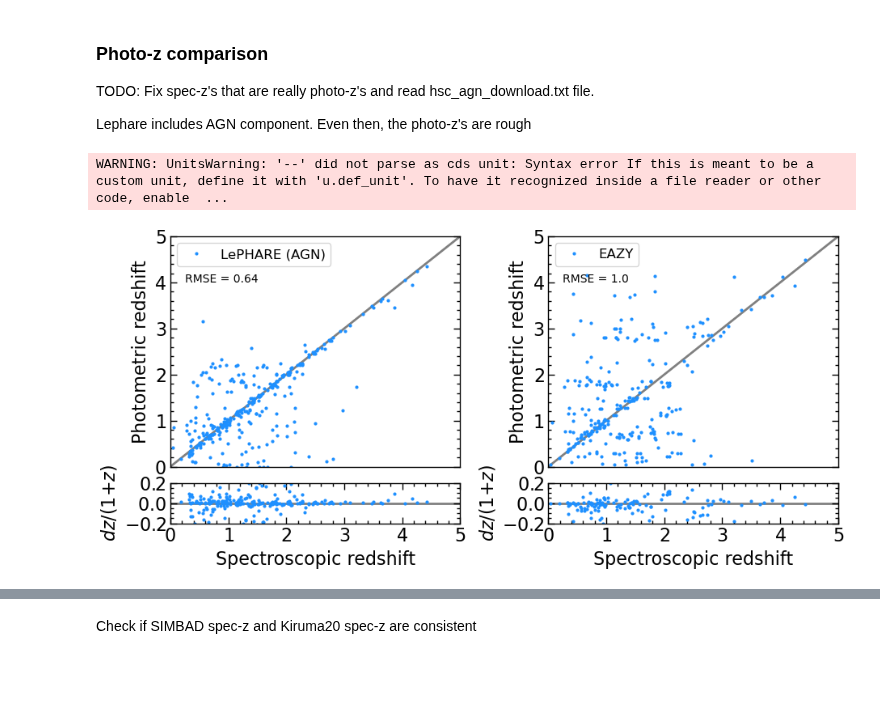
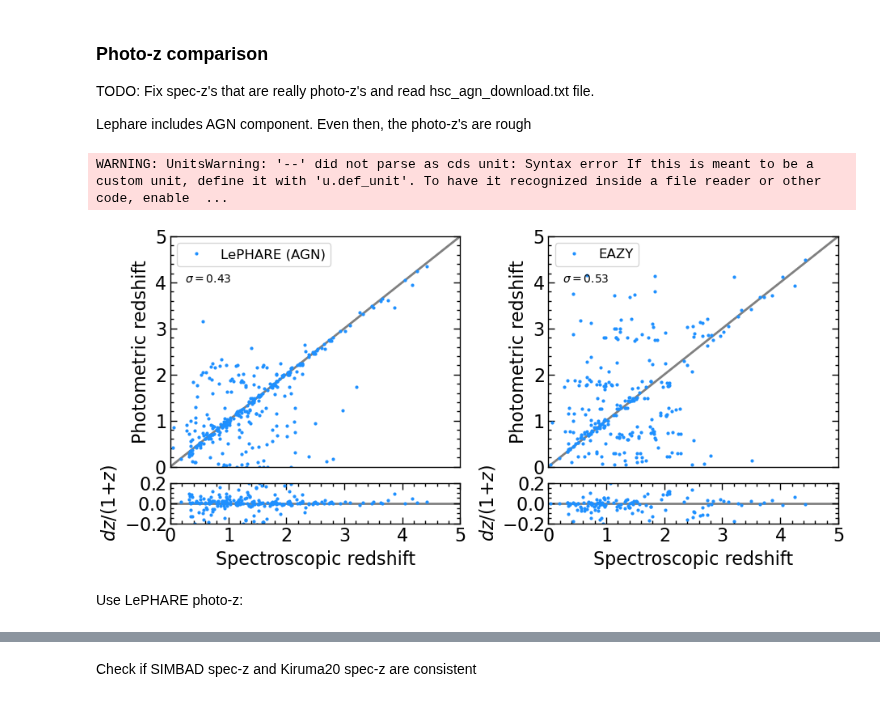
Before and after one commit to Chisen-Lupus/dwarf_agn_cosmos, a Jupyter notebook: hsc-ssp_specz.ipynb, the cells around one changed output, grey strips where cells are left out. Cells and saved outputs as stored; diff of their text form; code cells hidden in the pictures; blank space fills up the shorter version.

```diff
--- a/hsc-ssp_specz.ipynb
+++ b/hsc-ssp_specz.ipynb
@@ -565,6 +533,8 @@ TODO: Fix spec-z's that are really photo-z's and read hsc_agn_download.txt file.
 
 Lephare includes AGN component. Even then, the photo-z's are rough
 # %%
+from mpl_toolkits.axes_grid1 import make_axes_locatable
+
 def rmse(predictions, targets):
     return np.sqrt(((predictions - targets) ** 2).mean())
 
@@ -586,8 +556,6 @@ fig, axs = plt.subplots(1,2, figsize=(9.5, 4.5))
 
 axs[0].errorbar(z_updated[mask_spec_updated], z_agn[mask_spec_updated], color='dodgerblue',
             marker='.', ms=4, linestyle='none', label='LePHARE (AGN)')
-
-axs[0].text(0.25, 4, f'RMSE = {np.round(rmse(z_updated[mask_spec_updated], z_agn[mask_spec_updated]), 2)}')
 
 axs[0].set_xlabel('Spectroscopic redshift')
 axs[0].set_ylabel('Photometric redshift')
@@ -612,14 +580,14 @@ ax12.plot([0, 5], [0, 0], color='gray', zorder=-1, label='y=x')
 
 axs[0].get_xaxis().set_visible(False)
 
+mask_outlier = z_ez < 5
+axs[0].text(0.25, 4, f'$\sigma = {np.round(np.std(res[mask_spec_updated & mask_outlier]), 2)}$')
+
 
 ###
 
 axs[1].errorbar(z_updated[mask_spec_updated], z_ez[mask_spec_updated], color='dodgerblue',
             marker='.', ms=4, linestyle='none', label='EAZY')
-
-mask_outlier = z_ez < 5
-axs[1].text(0.25, 4, f'RMSE = {np.round(rmse(z_updated[mask_spec_updated & mask_outlier], z_ez[mask_spec_updated & mask_outlier]), 2)}')
 
 ax12.set_xlim(0, 5)
 ax12.set_ylim(-.2, .2)
@@ -631,33 +599,36 @@ axs[1].set_ylabel('Photometric redshift')
 axs[1].legend(frameon=True, fontsize=12, loc=2)
 axs[1].plot([-1, 5], [-1, 5], color='gray', zorder=-1, label='y=x')
 
 axs[1].set_xlim(0, 5)
 axs[1].set_ylim(0, 5)
 
 axs[1].get_xaxis().set_visible(False)
 
-
-from mpl_toolkits.axes_grid1 import make_axes_locatable
 divider = make_axes_locatable(axs[1])
 ax22 = divider.append_axes("bottom", size=.5, pad=0.2)
 axs[1].figure.add_axes(ax22)
 
 res = (z_updated - z_ez)/(1 + z_ez)
 
 ax22.errorbar(z_updated[mask_spec_updated], res[mask_spec_updated], color='dodgerblue',
             marker='.', ms=4, linestyle='none', label='EAZY')
 
 ax22.plot([0, 5], [0, 0], color='gray', zorder=-1, label='y=x')
 
+mask_outlier = z_ez < 5
+axs[1].text(0.25, 4, f'$\sigma = {np.round(np.std(res[mask_spec_updated & mask_outlier]), 2)}$')
+
 
 ax22.set_xlim(0, 5)
 ax22.set_ylim(-.2, .2)
 ax22.set_ylabel(r'$dz/(1{+}z)$')
 ax22.set_xlabel('Spectroscopic redshift')
 
 
 fig.tight_layout()
 fig.savefig('photoz.pdf', dpi=300)
 # %% [output]
 WARNING: UnitsWarning: '--' did not parse as cds unit: Syntax error If this is meant to be a custom unit, define it with 'u.def_unit'. To have it recognized inside a file reader or other code, enable  ...
-[figure, old version]
+[figure, new version]
+# %% [markdown]
+Use LePHARE photo-z:
```
Also changed, not shown: parts of 9 cells of this notebook, 3 other files.
